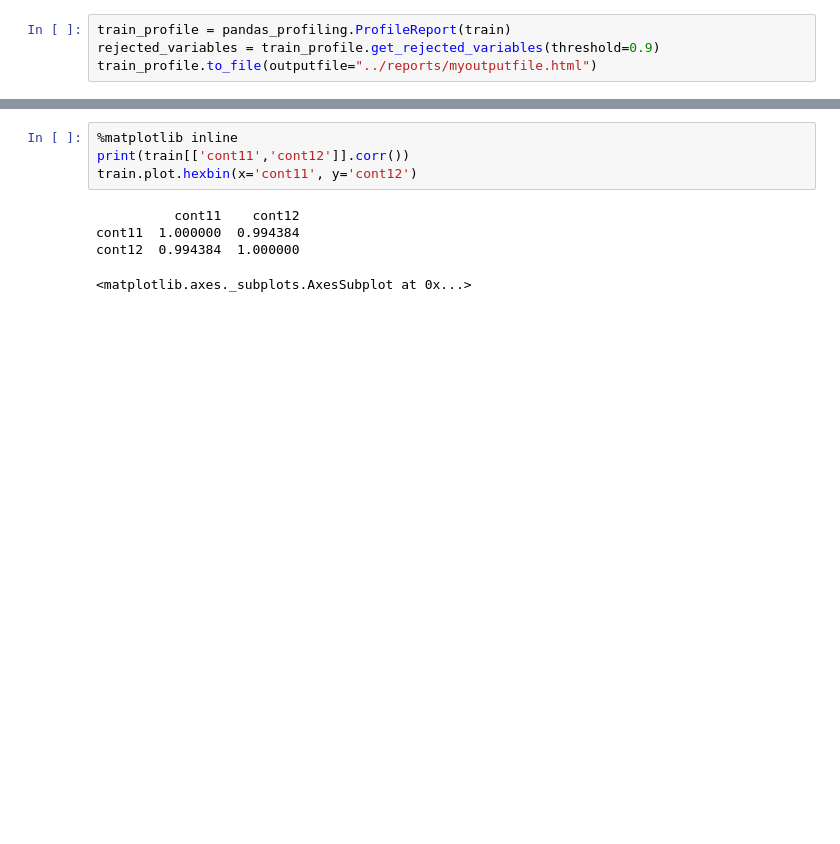
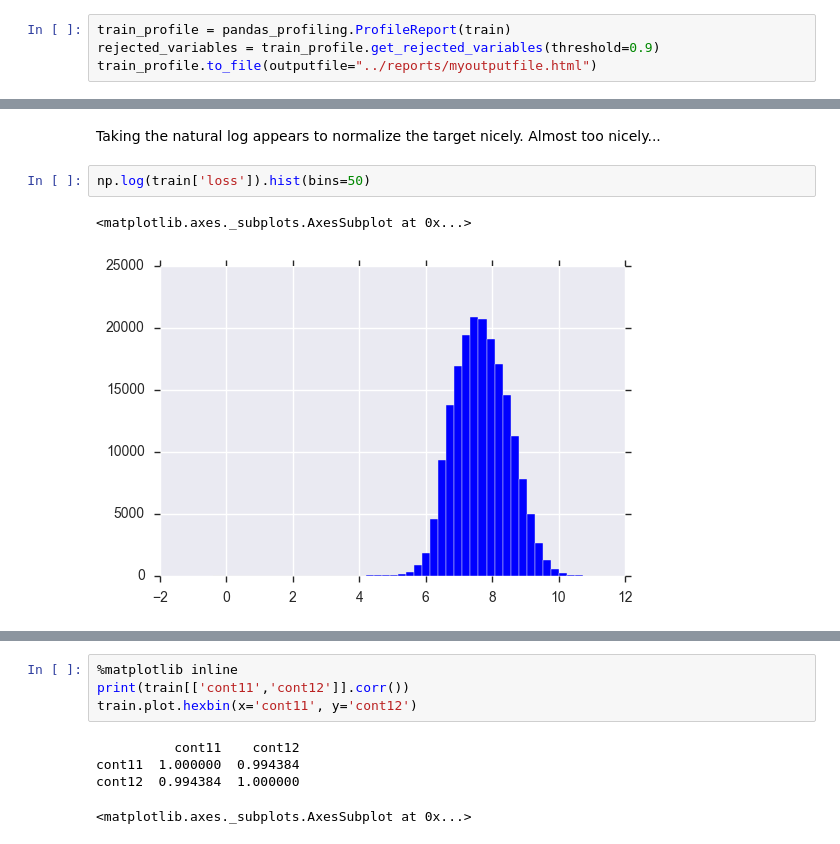
Before and after one commit to rlshuhart/Allstate_Claims_Severity, a Jupyter notebook: notebooks/1_Business_and_Data_Understanding.ipynb, the cells around one changed output, grey strips where cells are left out. Drawn from its saved outputs; the diff is of its cells as text; blank space fills up the shorter version.

```diff
--- a/notebooks/1_Business_and_Data_Understanding.ipynb
+++ b/notebooks/1_Business_and_Data_Understanding.ipynb
@@ -110,0 +109,7 @@ train[train['loss']<40000]['loss'].plot.hist(by=train[train['loss']<40000]['cat1
+# %% [markdown]
+Taking the natural log appears to normalize the target nicely. Almost too nicely...
+# %%
+np.log(train['loss']).hist(bins=50)
+# %% [output]
+<matplotlib.axes._subplots.AxesSubplot at 0x...>
+[figure, added]
```
Also changed, not shown: parts of 21 cells of this notebook, 1 other file.
